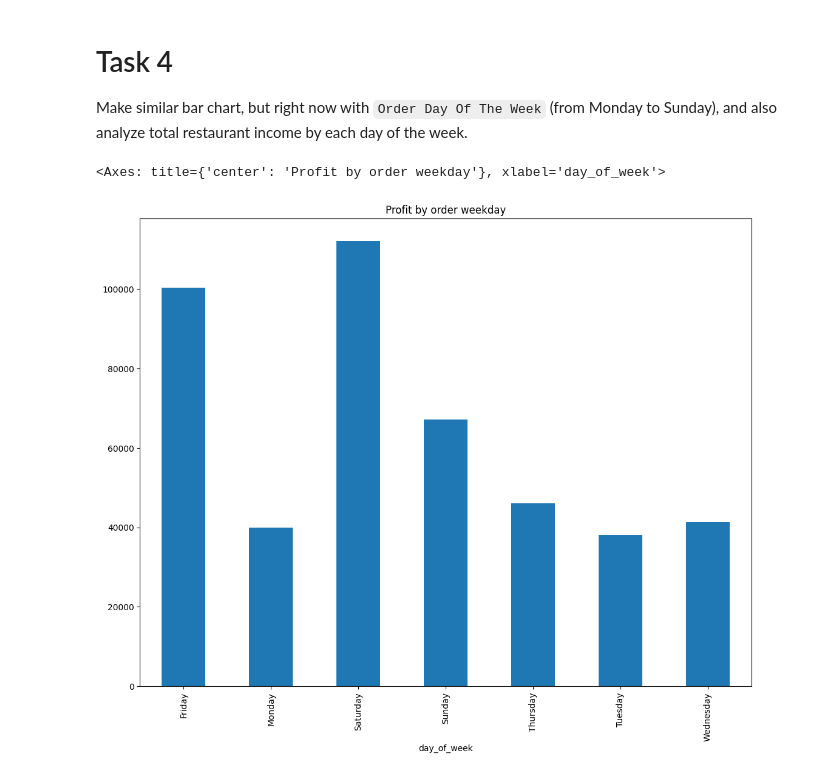
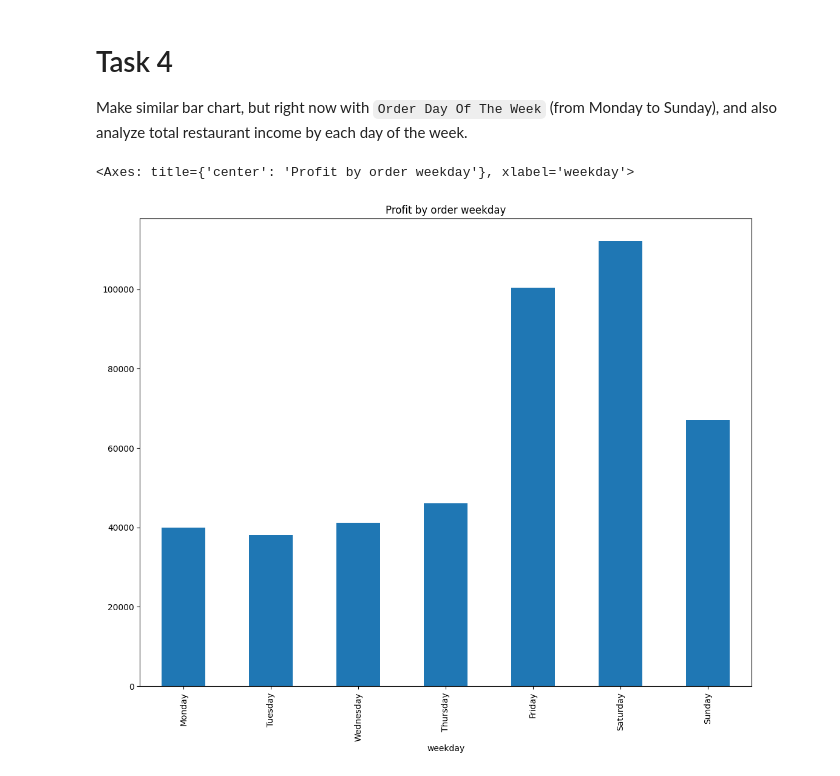
Before and after one commit to mate-academy/py-restaurant-data-analysis, a Jupyter notebook: app/main.ipynb, the cells around one changed output. Drawn from its saved outputs; the diff is of its cells as text; code cells hidden in the pictures.

```diff
--- a/app/main.ipynb
+++ b/app/main.ipynb
@@ -118,18 +117,26 @@ top_hour.plot.bar(
 # Task 4
 Make similar bar chart, but right now with `Order Day Of The Week` (from Monday to Sunday), and also analyze total restaurant income by each day of the week.
 # %%
+weekday_order = [
+    "Monday", "Tuesday", "Wednesday",
+    "Thursday", "Friday", "Saturday", "Sunday"
+]
+df["weekday"] = df["datetime"].dt.day_name()
+df["weekday"] = pd.Categorical(
+    df["weekday"],
+    categories=weekday_order,
+    ordered=True
+)
+
 top_weekday = (
-    df.assign(
-        order_weekday=df.quantity*df.price,
-        day_of_week=df.datetime.dt.day_name()
-    )
-    .groupby("day_of_week").order_weekday.sum()
+    df.assign(order_weekday=df.quantity*df.price)
+    .groupby("weekday")["order_weekday"].sum()
 )
 top_weekday.plot.bar(
     y="order_weekday",
     figsize=(13, 10),
     title="Profit by order weekday"
 )
 # %% [output]
-<Axes: title={'center': 'Profit by order weekday'}, xlabel='day_of_week'>
+<Axes: title={'center': 'Profit by order weekday'}, xlabel='weekday'>
-[figure, old version]
+[figure, new version]
```
Also changed, not shown: parts of 1 cell of this notebook.
